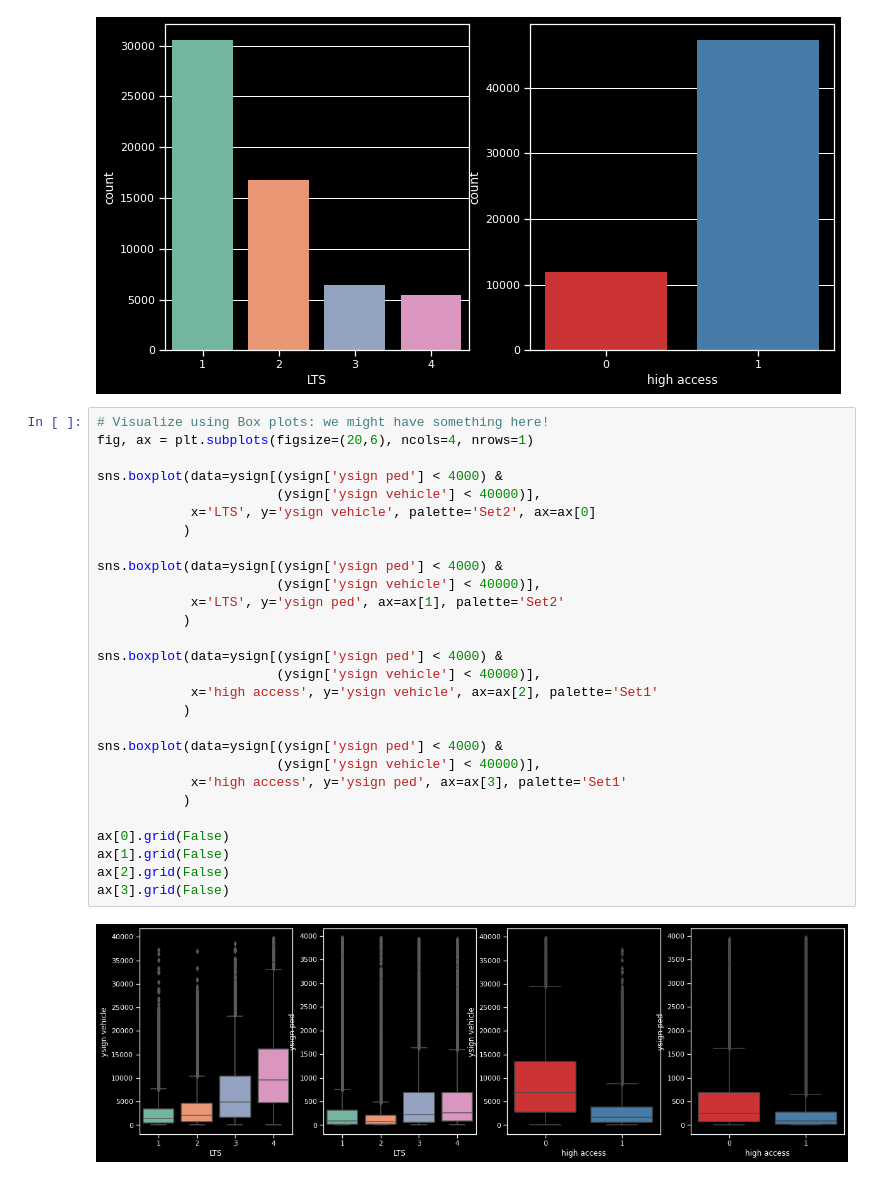
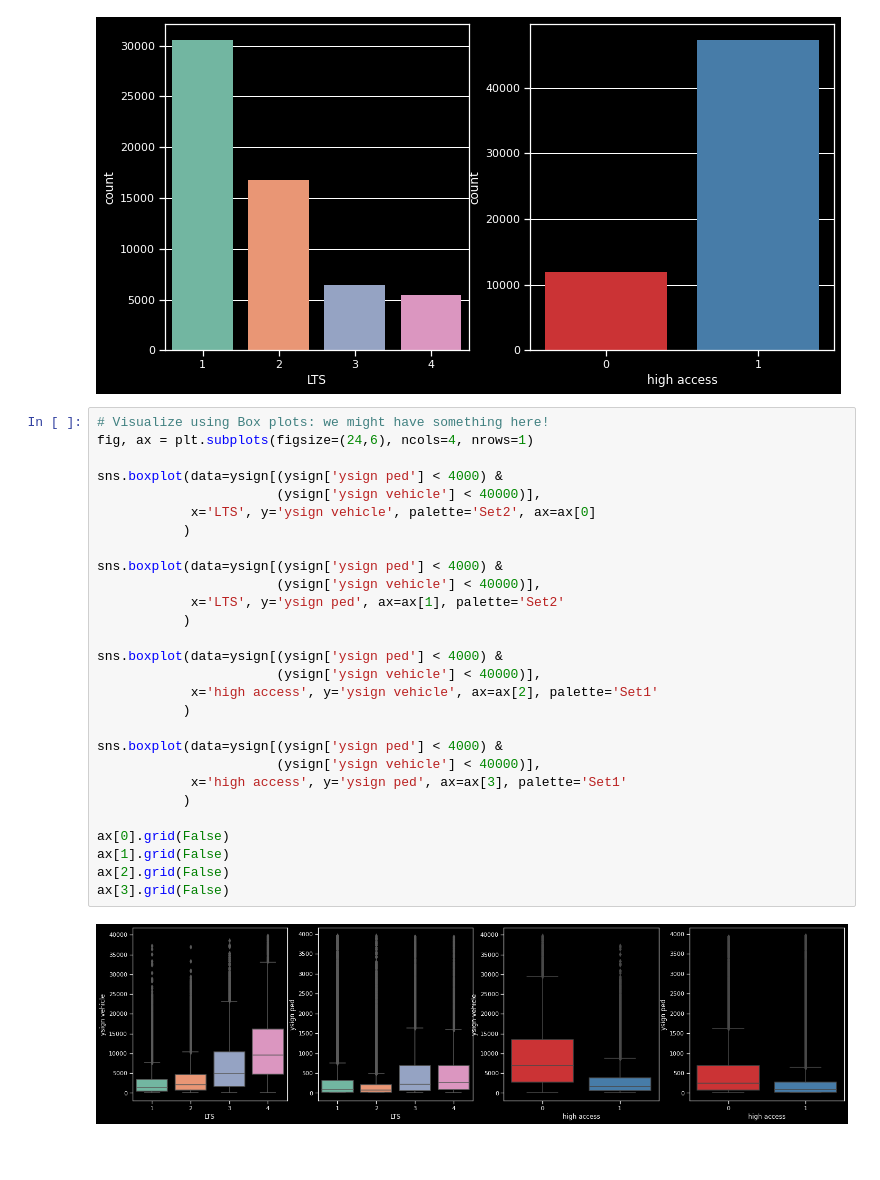
Before and after one commit to KeaganHRankin/Cycle-Classifier, a Jupyter notebook: edanalysis/eda_ysign.ipynb, the cells around one changed output. Cells and saved outputs as stored; diff of their text form; blank space fills up the shorter version.

```diff
--- a/edanalysis/eda_ysign.ipynb
+++ b/edanalysis/eda_ysign.ipynb
@@ -275,34 +275,34 @@ plt.show()
 [figure]
 # %%
 # Visualize using Box plots: we might have something here!
-fig, ax = plt.subplots(figsize=(20,6), ncols=4, nrows=1)
+fig, ax = plt.subplots(figsize=(24,6), ncols=4, nrows=1)
 
 sns.boxplot(data=ysign[(ysign['ysign ped'] < 4000) &
                        (ysign['ysign vehicle'] < 40000)],
             x='LTS', y='ysign vehicle', palette='Set2', ax=ax[0]
            )
 
 sns.boxplot(data=ysign[(ysign['ysign ped'] < 4000) &
                        (ysign['ysign vehicle'] < 40000)],
             x='LTS', y='ysign ped', ax=ax[1], palette='Set2'
            )
 
 sns.boxplot(data=ysign[(ysign['ysign ped'] < 4000) &
                        (ysign['ysign vehicle'] < 40000)],
             x='high access', y='ysign vehicle', ax=ax[2], palette='Set1'
            )
 
 sns.boxplot(data=ysign[(ysign['ysign ped'] < 4000) &
                        (ysign['ysign vehicle'] < 40000)],
             x='high access', y='ysign ped', ax=ax[3], palette='Set1'
            )
 
 ax[0].grid(False)
 ax[1].grid(False)
 ax[2].grid(False)
 ax[3].grid(False)
 # %% [output]
-[figure, old version]
+[figure, new version]
 # %%
 # We can visualize the two against each other
 fig, ax = plt.subplots(ncols=2, figsize=(15,6))
```
Also changed, not shown: parts of 3 cells of this notebook.
